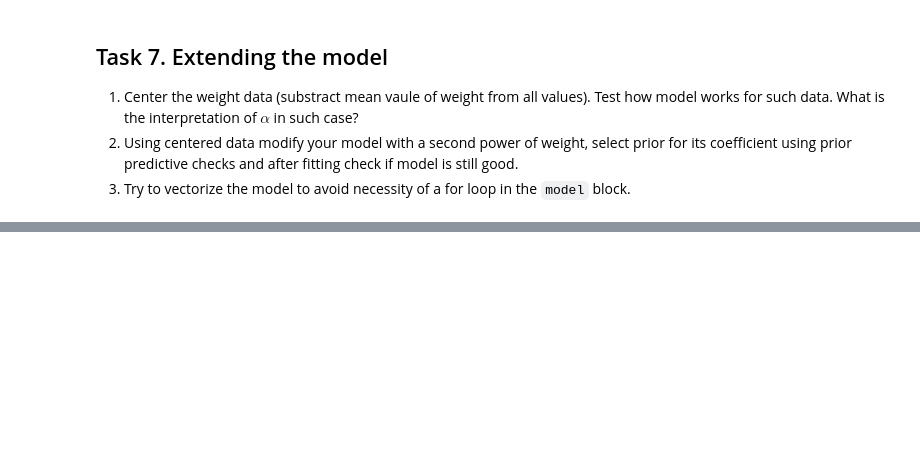
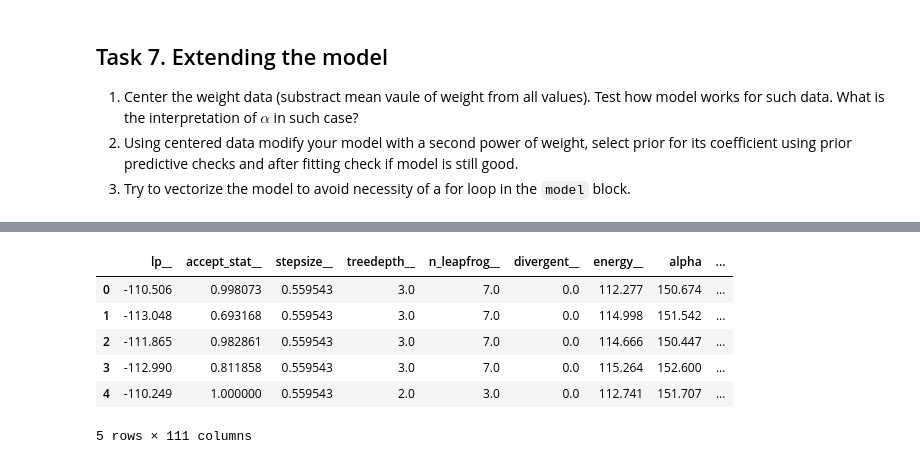
Before and after one commit to andrzejjnk/DataAnalytics2024, a Jupyter notebook: lab4.ipynb, the cells around one changed output, grey strips where cells are left out. Saved outputs shown, nothing was run; the diff lists cells and outputs as text; code cells hidden in the pictures; blank space fills up the shorter version.

```diff
--- a/lab4.ipynb
+++ b/lab4.ipynb
@@ -748,0 +878,11 @@ If the value of N increases then fit of model to the data improves.
+# %%
+df = fit.draws_pd()
+df.head()
+# %% [output]
+|  | lp__ | accept_stat__ | stepsize__ | treedepth__ | n_leapfrog__ | divergent__ | energy__ | alpha | ... |
+| 0 | -110.506 | 0.998073 | 0.559543 | 3.0 | 7.0 | 0.0 | 112.277 | 150.674 | ... |
+| 1 | -113.048 | 0.693168 | 0.559543 | 3.0 | 7.0 | 0.0 | 114.998 | 151.542 | ... |
+| 2 | -111.865 | 0.982861 | 0.559543 | 3.0 | 7.0 | 0.0 | 114.666 | 150.447 | ... |
+| 3 | -112.990 | 0.811858 | 0.559543 | 3.0 | 7.0 | 0.0 | 115.264 | 152.600 | ... |
+| 4 | -110.249 | 1.000000 | 0.559543 | 2.0 | 3.0 | 0.0 | 112.741 | 151.707 | ... |
+5 rows × 111 columns
```
Also changed, not shown: parts of 28 cells of this notebook.
